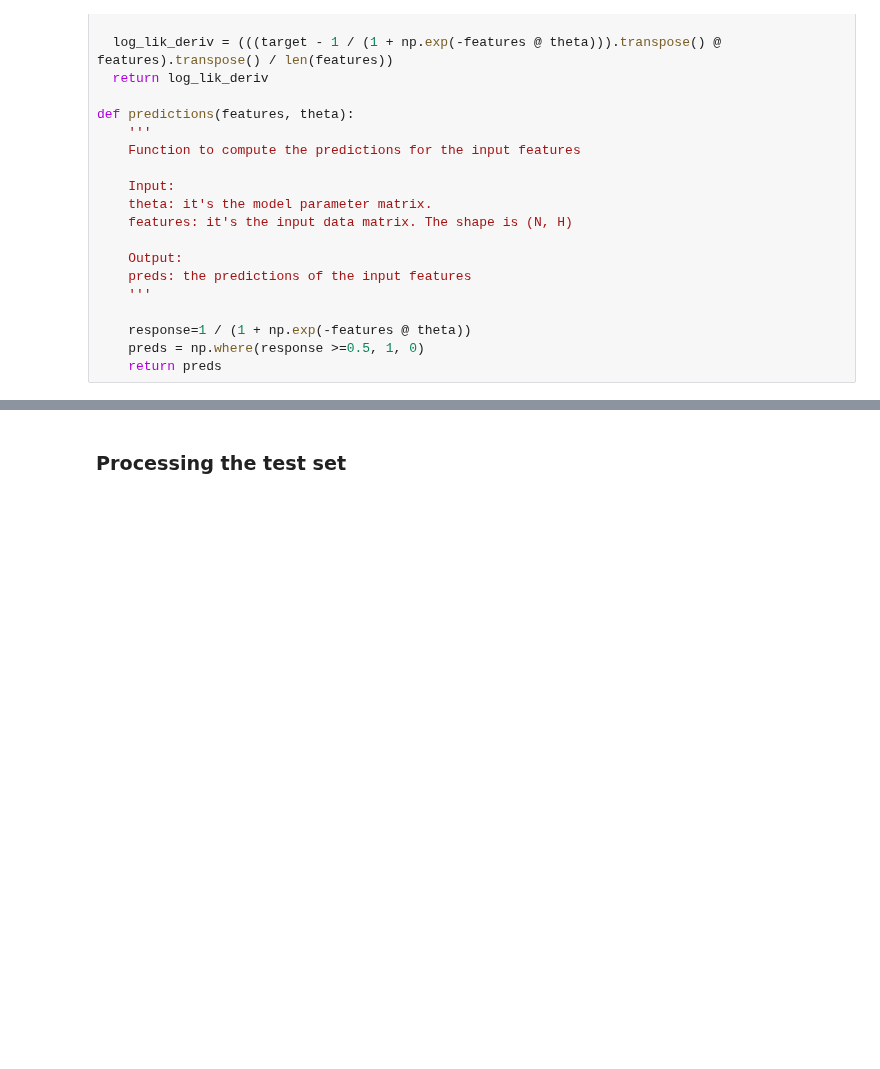
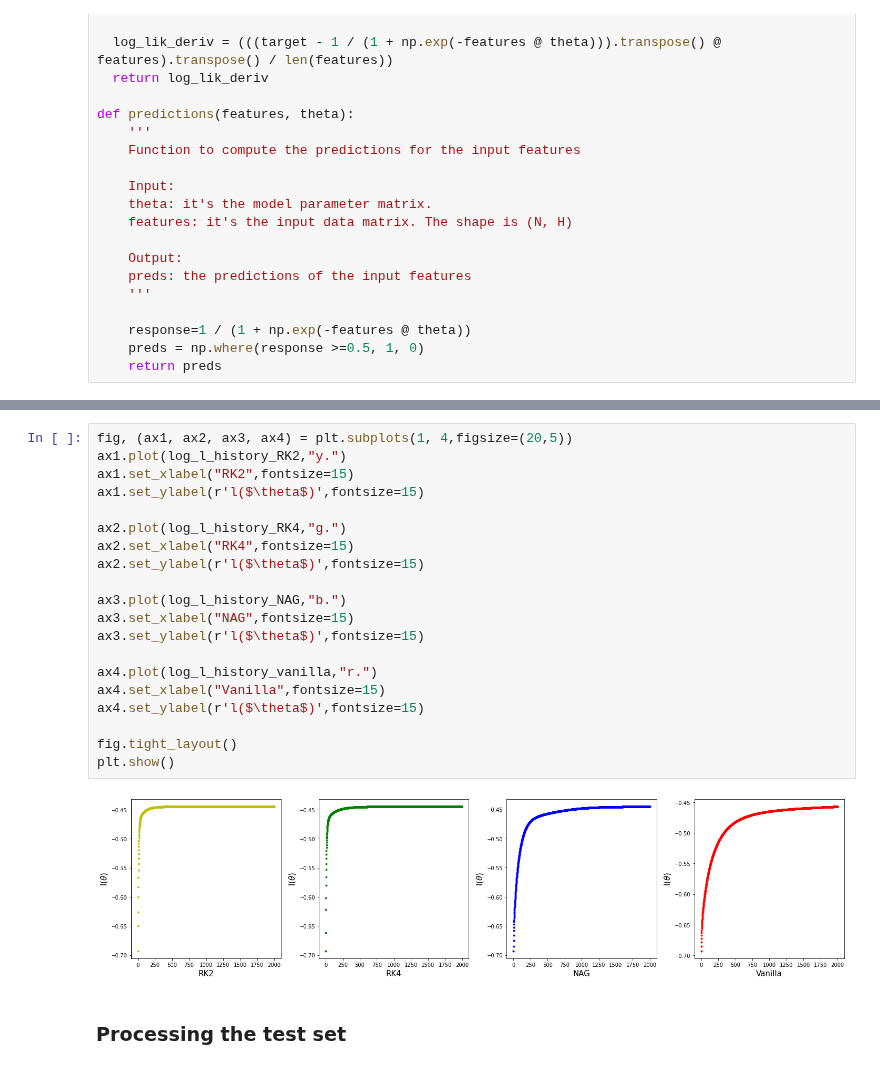
Before and after one commit to SimonePip/FDS, a Jupyter notebook: Final_project/FDS_Final_Project_JOIN.ipynb, the cells around one changed output, grey strips where cells are left out. Saved outputs shown, nothing was run; the diff lists cells and outputs as text; blank space fills up the shorter version.

```diff
--- a/Final_project/FDS_Final_Project_JOIN.ipynb
+++ b/Final_project/FDS_Final_Project_JOIN.ipynb
@@ -360,3 +375,25 @@ _=ax.plot(range(len(log_l_history)),log_l_history,'b.')
+# %%
+fig, (ax1, ax2, ax3, ax4) = plt.subplots(1, 4,figsize=(20,5))
+ax1.plot(log_l_history_RK2,"y.")
+ax1.set_xlabel("RK2",fontsize=15)
+ax1.set_ylabel(r'l($\theta$)',fontsize=15)
+
+ax2.plot(log_l_history_RK4,"g.")
+ax2.set_xlabel("RK4",fontsize=15)
+ax2.set_ylabel(r'l($\theta$)',fontsize=15)
+
+ax3.plot(log_l_history_NAG,"b.")
+ax3.set_xlabel("NAG",fontsize=15)
+ax3.set_ylabel(r'l($\theta$)',fontsize=15)
+
+ax4.plot(log_l_history_vanilla,"r.")
+ax4.set_xlabel("Vanilla",fontsize=15)
+ax4.set_ylabel(r'l($\theta$)',fontsize=15)
+
+fig.tight_layout()
+plt.show()
+# %% [output]
+[figure, added]
 # %% [markdown]
 ### Processing the test set
 # %%
```
Also changed, not shown: parts of 15 cells of this notebook.
